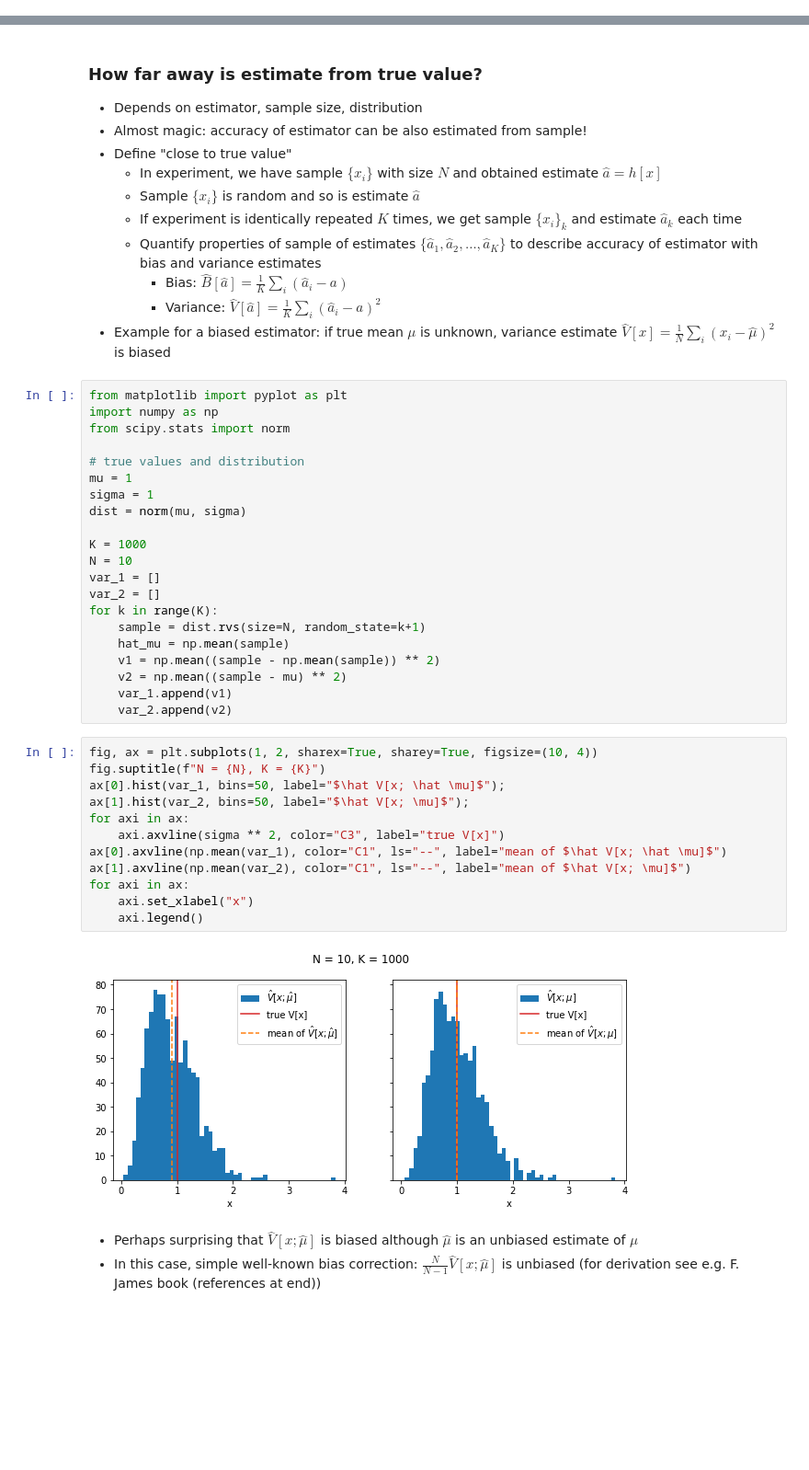
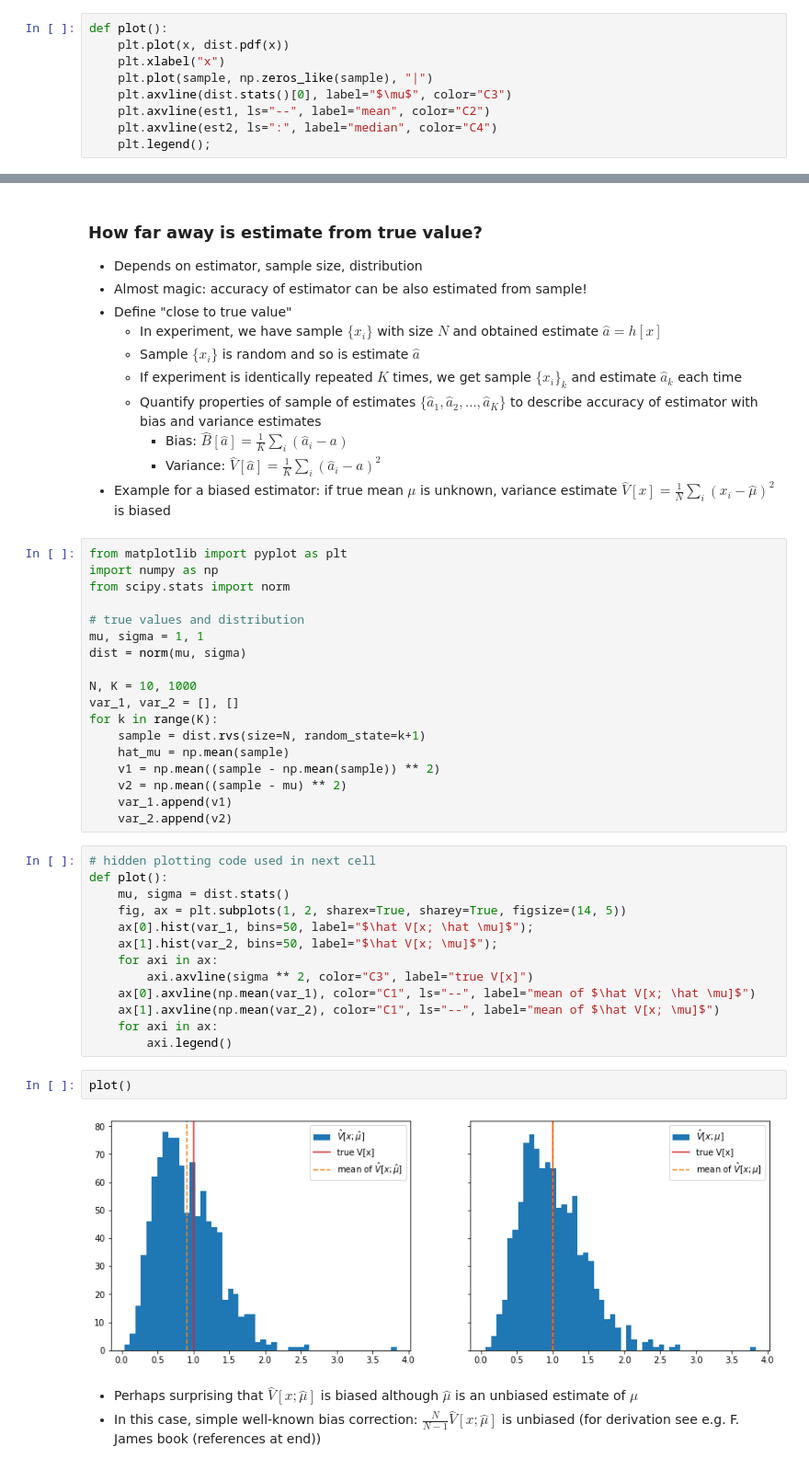
Before and after one commit to HDembinski/HDembinski.github.io, a Jupyter notebook: UncertaintiesLecture.ipynb, the cells around one changed output, grey strips where cells are left out. Shown at 92% size. Drawn from its saved outputs; the diff is of its cells as text; blank space fills up the shorter version.

```diff
--- a/UncertaintiesLecture.ipynb
+++ b/UncertaintiesLecture.ipynb
@@ -128,0 +130,9 @@ plt.legend();
+# %%
+def plot():
+    plt.plot(x, dist.pdf(x))
+    plt.xlabel("x")
+    plt.plot(sample, np.zeros_like(sample), "|")
+    plt.axvline(dist.stats()[0], label="$\mu$", color="C3")
+    plt.axvline(est1, ls="--", label="mean", color="C2")
+    plt.axvline(est2, ls=":", label="median", color="C4")
+    plt.legend();
@@ -158,14 +172,11 @@ import numpy as np
 from scipy.stats import norm
 
 # true values and distribution
-mu = 1
-sigma = 1
+mu, sigma = 1, 1
 dist = norm(mu, sigma)
 
-K = 1000
-N = 10
-var_1 = []
-var_2 = []
+N, K = 10, 1000
+var_1, var_2 = [], []
 for k in range(K):
     sample = dist.rvs(size=N, random_state=k+1)
     hat_mu = np.mean(sample)
@@ -174,19 +185,22 @@ for k in range(K):
     var_1.append(v1)
     var_2.append(v2)
 # %%
-fig, ax = plt.subplots(1, 2, sharex=True, sharey=True, figsize=(10, 4))
-fig.suptitle(f"N = {N}, K = {K}")
-ax[0].hist(var_1, bins=50, label="$\hat V[x; \hat \mu]$");
-ax[1].hist(var_2, bins=50, label="$\hat V[x; \mu]$");
-for axi in ax:
-    axi.axvline(sigma ** 2, color="C3", label="true V[x]")
-ax[0].axvline(np.mean(var_1), color="C1", ls="--", label="mean of $\hat V[x; \hat \mu]$")
-ax[1].axvline(np.mean(var_2), color="C1", ls="--", label="mean of $\hat V[x; \mu]$")
-for axi in ax:
-    axi.set_xlabel("x")
-    axi.legend()
+# hidden plotting code used in next cell
+def plot():
+    mu, sigma = dist.stats()
+    fig, ax = plt.subplots(1, 2, sharex=True, sharey=True, figsize=(14, 5))
+    ax[0].hist(var_1, bins=50, label="$\hat V[x; \hat \mu]$");
+    ax[1].hist(var_2, bins=50, label="$\hat V[x; \mu]$");
+    for axi in ax:
+        axi.axvline(sigma ** 2, color="C3", label="true V[x]")
+    ax[0].axvline(np.mean(var_1), color="C1", ls="--", label="mean of $\hat V[x; \hat \mu]$")
+    ax[1].axvline(np.mean(var_2), color="C1", ls="--", label="mean of $\hat V[x; \mu]$")
+    for axi in ax:
+        axi.legend()
-# %% [output]
-[figure, removed]
+# %%
+plot()
+# %% [output]
+[figure, added]
 # %% [markdown]
 * Perhaps surprising that $\hat V[x; \hat \mu]$ is biased although $\hat \mu$ is an unbiased estimate of $\mu$
 * In this case, simple well-known bias correction: $\frac N{N-1}\hat V[x; \hat \mu]$ is unbiased (for derivation see e.g. F. James book (references at end))
```
Also changed, not shown: parts of 27 cells of this notebook, 1 other file.
